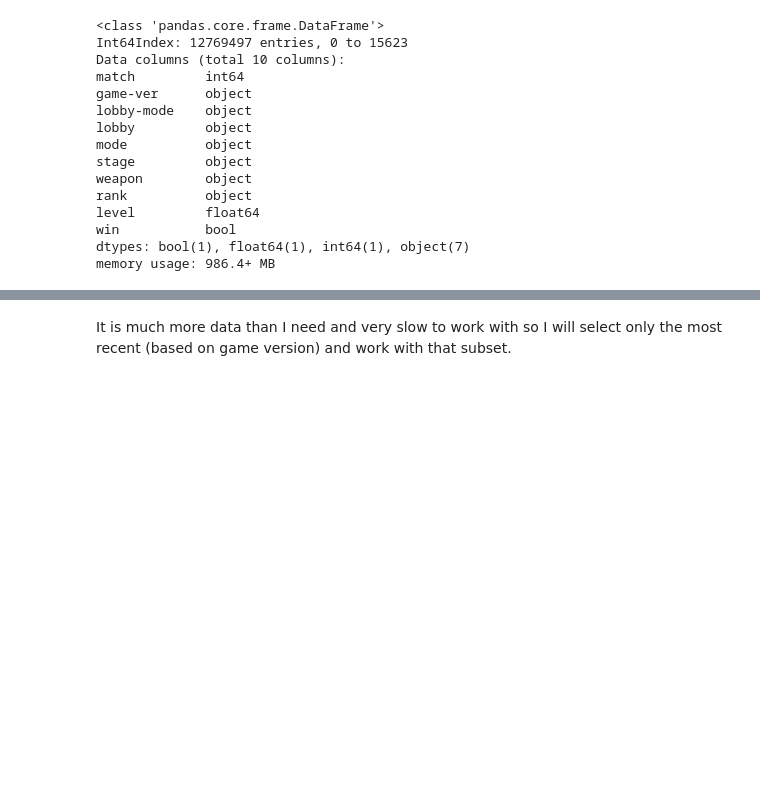
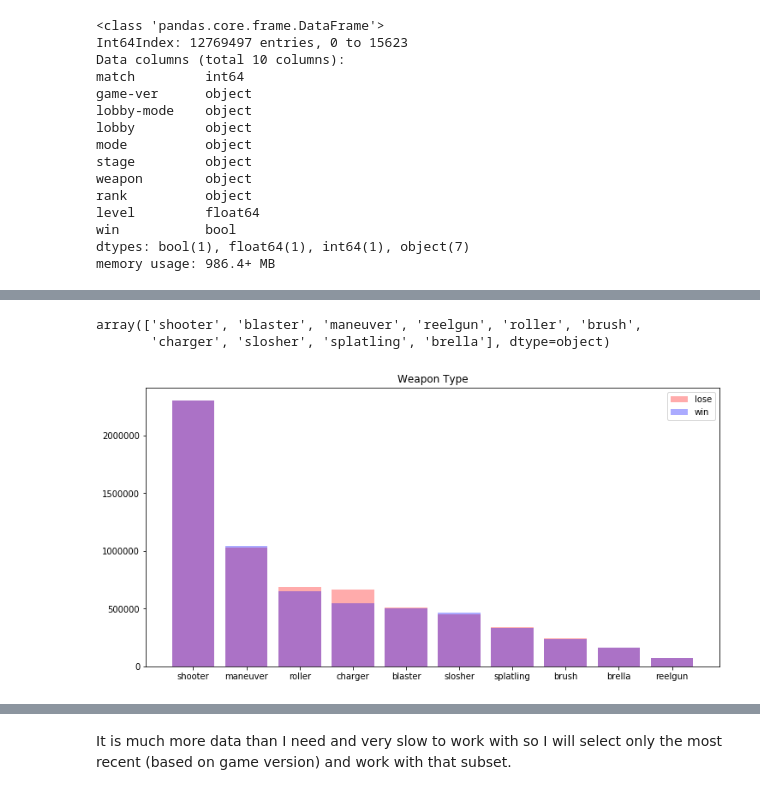
Before and after one commit to Rokushou/Splatoon-2-Meta-Modeling, a Jupyter notebook: Modeling.ipynb, the cells around one changed output, grey strips where cells are left out. Drawn from its saved outputs; the diff is of its cells as text; code cells hidden in the pictures; blank space fills up the shorter version.

Commit message:
savefig

```diff
--- a/Modeling.ipynb
+++ b/Modeling.ipynb
@@ -119,3 +125,8 @@ memory usage: 986.4+ MB
+# %%
+weapons.category2.unique()
+# %% [output]
+array(['shooter', 'blaster', 'maneuver', 'reelgun', 'roller', 'brush',
+       'charger', 'slosher', 'splatling', 'brella'], dtype=object)
 # %%
 def bar_plotter(col):
     win = df[df.win == True][col].value_counts()
@@ -126,6 +137,12 @@ def bar_plotter(col):
     plt.title(col)
     plt.legend()
     return None
+# %%
+bar_plotter('category2')
+plt.title('Weapon Type')
+plt.savefig('img/charger.png')
+# %% [output]
+[figure, added]
 # %%
 bar_plotter('game-ver')
 # %% [output]
```
Also changed, not shown: parts of 13 cells of this notebook, 1 other file.
